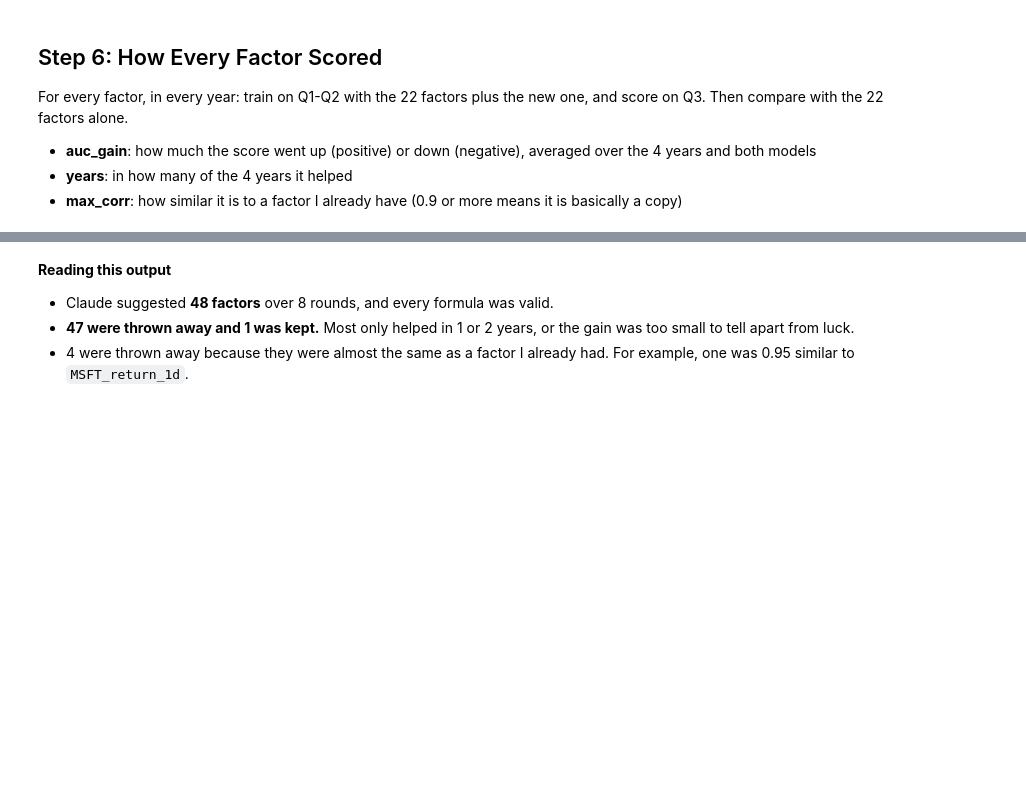
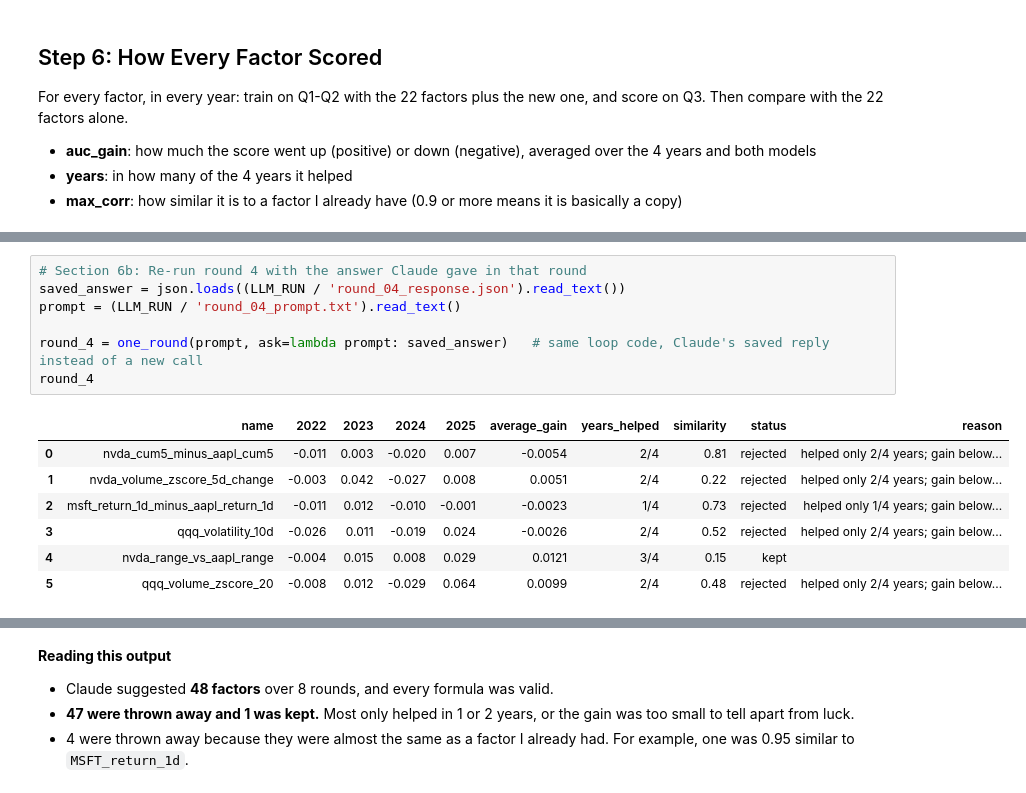
Before and after one commit to Bastob96/SemanticMLPFinance, a Jupyter notebook: Stage 2_Demo.ipynb, the cells around one changed output, grey strips where cells are left out. Drawn from its saved outputs; the diff is of its cells as text; blank space fills up the shorter version.

Commit message:
Stage 2 demo: loop code written out, round 4 re-run

```diff
--- a/Stage 2_Demo.ipynb
+++ b/Stage 2_Demo.ipynb
@@ -177,0 +268,15 @@ For every factor, in every year: train on Q1-Q2 with the 22 factors plus the new
+# %%
+# Section 6b: Re-run round 4 with the answer Claude gave in that round
+saved_answer = json.loads((LLM_RUN / 'round_04_response.json').read_text())
+prompt = (LLM_RUN / 'round_04_prompt.txt').read_text()
+
+round_4 = one_round(prompt, ask=lambda prompt: saved_answer)   # same loop code, Claude's saved reply instead of a new call
+round_4
+# %% [output]
+|  | name | 2022 | 2023 | 2024 | 2025 | average_gain | years_helped | similarity | status | reason |
+| 0 | nvda_cum5_minus_aapl_cum5 | -0.011 | 0.003 | -0.020 | 0.007 | -0.0054 | 2/4 | 0.81 | rejected | helped only 2/4 years; gain below... |
+| 1 | nvda_volume_zscore_5d_change | -0.003 | 0.042 | -0.027 | 0.008 | 0.0051 | 2/4 | 0.22 | rejected | helped only 2/4 years; gain below... |
+| 2 | msft_return_1d_minus_aapl_return_1d | -0.011 | 0.012 | -0.010 | -0.001 | -0.0023 | 1/4 | 0.73 | rejected | helped only 1/4 years; gain below... |
+| 3 | qqq_volatility_10d | -0.026 | 0.011 | -0.019 | 0.024 | -0.0026 | 2/4 | 0.52 | rejected | helped only 2/4 years; gain below... |
+| 4 | nvda_range_vs_aapl_range | -0.004 | 0.015 | 0.008 | 0.029 | 0.0121 | 3/4 | 0.15 | kept |  |
+| 5 | qqq_volume_zscore_20 | -0.008 | 0.012 | -0.029 | 0.064 | 0.0099 | 2/4 | 0.48 | rejected | helped only 2/4 years; gain below... |
```
Also changed, not shown: parts of 5 cells of this notebook, 1 other file.
